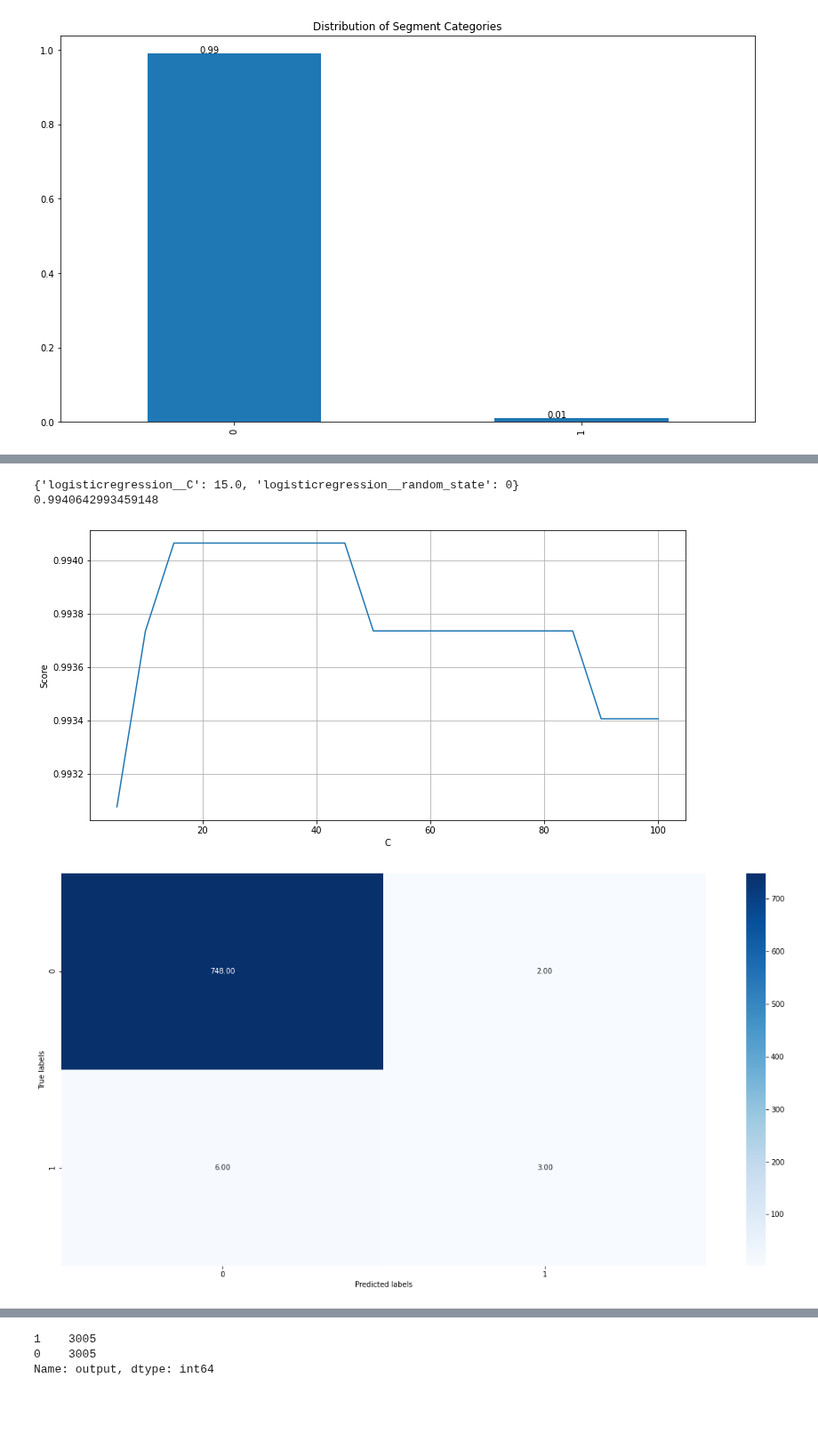
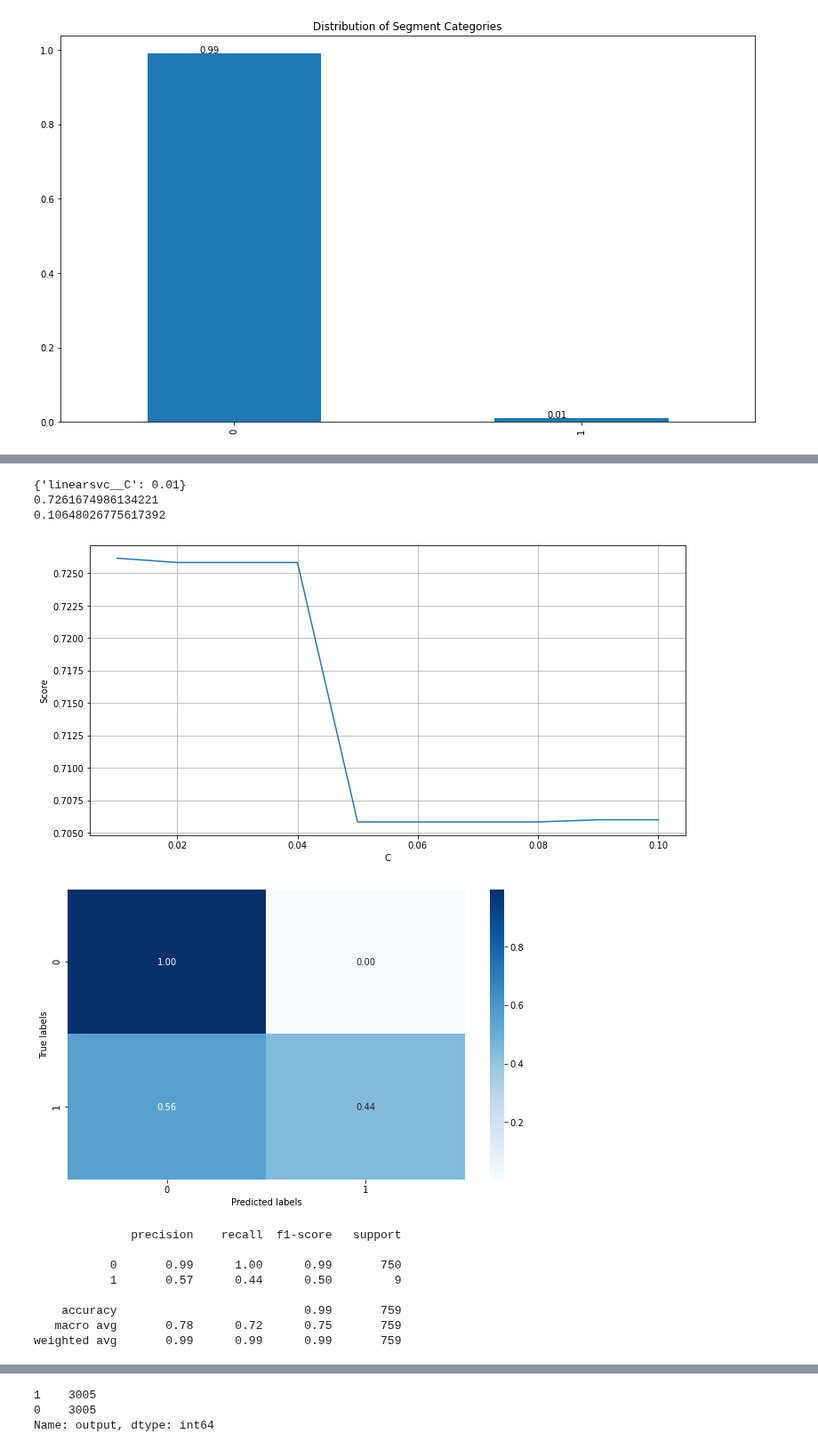
Before and after one commit to bachhvu/Policy-NLP, a Jupyter notebook: Data_Retention_Model_Development.ipynb, the cells around one changed output, grey strips where cells are left out. Shown at 89% size. Cells and saved outputs as stored; diff of their text form; code cells hidden in the pictures; blank space fills up the shorter version.

```diff
--- a/Data_Retention_Model_Development.ipynb
+++ b/Data_Retention_Model_Development.ipynb
@@ -100,7 +100,7 @@ df
 #Split data using 30%/70% split
 segments_train, segments_test, targets_train, targets_test = train_test_split(df[feature_names], df['output'], test_size=0.2, random_state=0)
 # %%
-alpha_list = np.linspace(5,100,20)
+alpha_list = np.linspace(0.01,0.1,10)
 alpha_list = np.around(alpha_list, decimals=4)
 alpha_list
 # %% [output]
@@ -109,4 +108,3 @@ array([  5.,  10.,  15.,  20.,  25.,  30.,  35.,  40.,  45.,  50.,  55.,
 # %%
 kf = StratifiedKFold(n_splits=5, random_state=0, shuffle=False)
-params = {'C': alpha_list,
-          'random_state': [0]}
+params = {'C': alpha_list}
@@ -118,3 +111,5 @@ array([0.99011532, 0.99011532, 0.99011532, 0.99339934, 0.99174917])
+# %%
+classifier = LinearSVC(random_state=0)
 # %%
 classifier.fit(segments_train, targets_train)
 base_preds = classifier.predict(segments_test)
@@ -186,8 +190,11 @@ weighted avg       0.99      0.99      0.99       759
 from imblearn.over_sampling import SMOTE
 from imblearn.pipeline import Pipeline, make_pipeline
 # %%
+start_time = time.time()
 imba_pipeline = make_pipeline(SMOTE(random_state=0),
-                              LogisticRegression(random_state=0))
+                              LinearSVC(random_state=0))
 
-new_params = {'logisticregression__' + key: params[key] for key in params}
-grid_imba = GridSearchCV(imba_pipeline, param_grid=new_params, cv=kf).fit(segments_train, targets_train)
+new_params = {'linearsvc__' + key: params[key] for key in params}
+grid_imba = GridSearchCV(imba_pipeline, param_grid=new_params, cv=kf, scoring='recall_macro', n_jobs=-1, verbose=1).fit(segments_train, targets_train)
+train_time = time.time() - start_time
+print('Done training in', train_time, 'seconds.')
@@ -194,13 +207,7 @@ grid_imba = GridSearchCV(imba_pipeline, param_grid=new_params, cv=kf).fit(segmen
-# %%
-print(grid_imba.best_params_)
-print(grid_imba.best_score_)
-# %% [output]
-{'logisticregression__C': 15.0, 'logisticregression__random_state': 0}
-0.9940642993459148
 # %%
 results = pd.DataFrame()
 # collect alpha list
-results['C'] = grid_imba.cv_results_['param_logisticregression__C'].data
+results['C'] = grid_imba.cv_results_['param_linearsvc__C'].data
 # collect test scores
 results['score'] = grid_imba.cv_results_['mean_test_score'].data
 
@@ -209,20 +216,38 @@ plt.plot(results['C'], results['score'])
 plt.xlabel('C')
 plt.ylabel('Score')
 plt.grid()
+
+print(grid_imba.best_params_)
+print(grid_imba.best_score_)
+print(grid_imba.cv_results_['std_test_score'][grid_imba.best_index_])
 # %% [output]
+{'linearsvc__C': 0.01}
+0.7261674986134221
+0.10648026775617392
-[figure, old version]
+[figure, new version]
 # %%
-grid_imba_preds = grid_imba.best_estimator_.named_steps['logisticregression'].predict(segments_test)
+grid_imba_preds = grid_imba.best_estimator_.named_steps['linearsvc'].predict(segments_test)
 #labels = segments['category_name'].unique()
 cm = confusion_matrix(targets_test.astype(str), grid_imba_preds.astype(str))
-#cm = cm.astype('float') / cm.sum(axis=1)[:, np.newaxis]
-plt.rcParams['figure.figsize'] = (20, 10)
+cm = cm.astype('float') / cm.sum(axis=1)[:, np.newaxis]
+plt.rcParams['figure.figsize'] = (10, 6)
 ax= plt.subplot()
 sns.heatmap(cm, annot=True, fmt='.2f', cmap='Blues', cbar=True, ax = ax)
 #ax.set_xticklabels([''] + labels, rotation=90)
 #ax.set_yticklabels([''] + labels, rotation=0)
 ax.set_xlabel('Predicted labels')
 ax.set_ylabel('True labels')
 plt.show()
+
+#Quick diagnostics
+print(classification_report(targets_test.astype(str),grid_imba_preds.astype(str)))
 # %% [output]
-[figure, old version]
+[figure, new version]
+              precision    recall  f1-score   support
+
+           0       0.99      1.00      0.99       750
+           1       0.57      0.44      0.50         9
+
+    accuracy                           0.99       759
+   macro avg       0.78      0.72      0.75       759
+weighted avg       0.99      0.99      0.99       759
```
Also changed, not shown: parts of 19 cells of this notebook.
